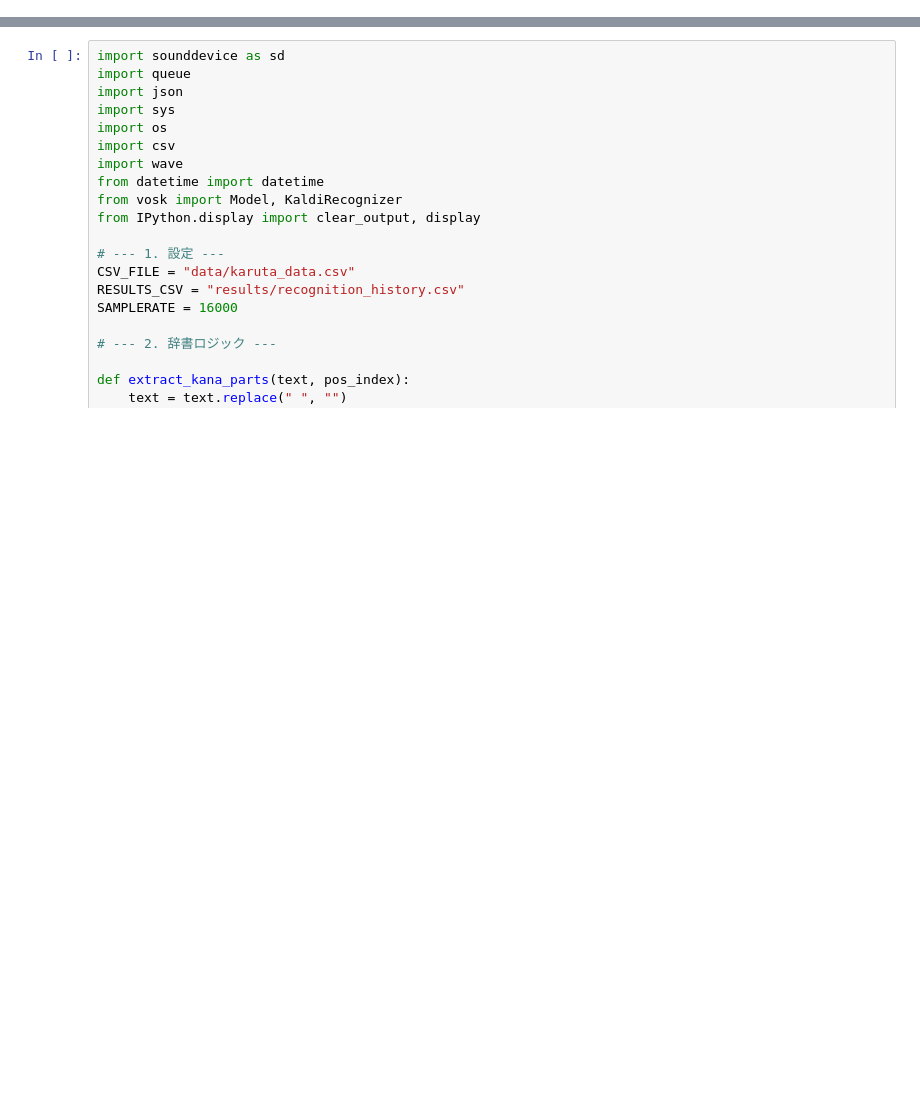
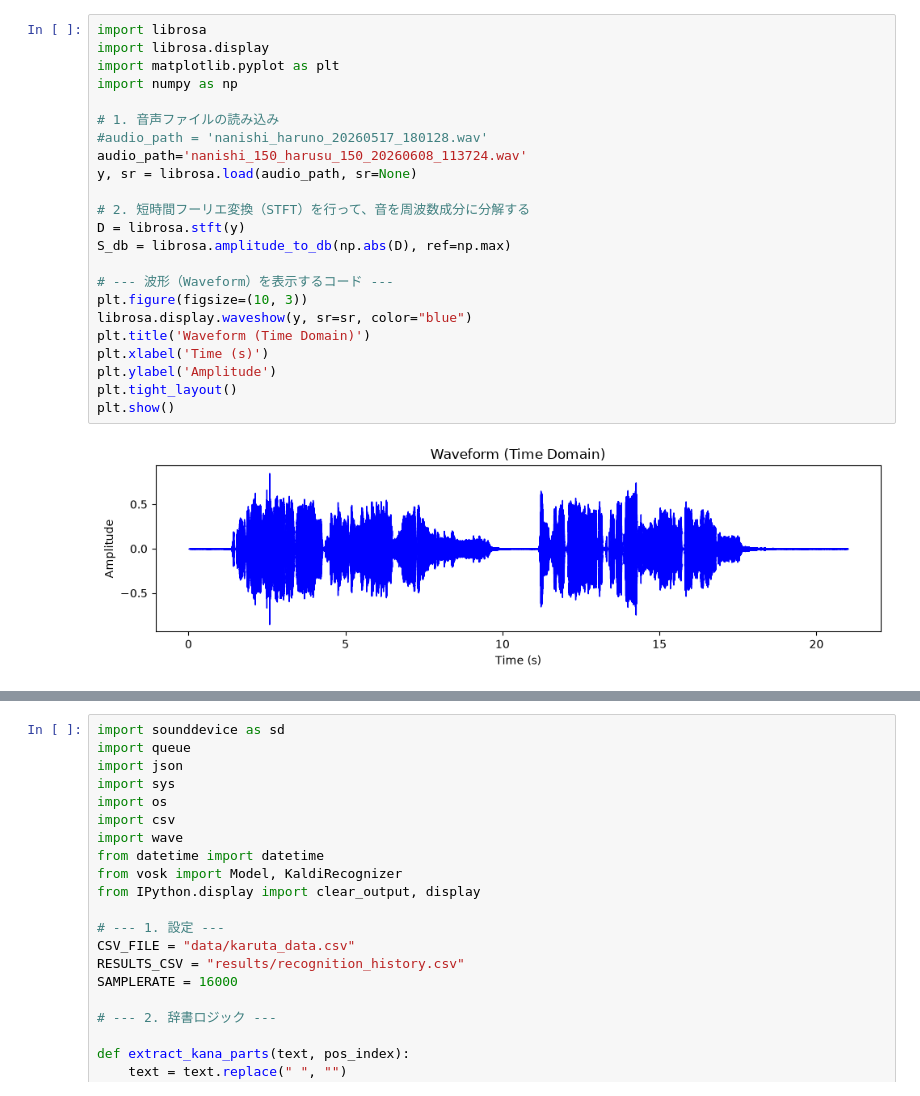
Before and after one commit to JM43-ym/karuta_vosk, a Jupyter notebook: karuta_sound.ipynb, the cells around one changed output, grey strips where cells are left out. Saved outputs shown, nothing was run; the diff lists cells and outputs as text; blank space fills up the shorter version.

```diff
--- a/karuta_sound.ipynb
+++ b/karuta_sound.ipynb
@@ -0,0 +1,25 @@
+# %%
+import librosa
+import librosa.display
+import matplotlib.pyplot as plt
+import numpy as np
+
+# 1. 音声ファイルの読み込み
+#audio_path = 'nanishi_haruno_20260517_180128.wav'
+audio_path='nanishi_150_harusu_150_20260608_113724.wav'
+y, sr = librosa.load(audio_path, sr=None)
+
+# 2. 短時間フーリエ変換（STFT）を行って、音を周波数成分に分解する
+D = librosa.stft(y)
+S_db = librosa.amplitude_to_db(np.abs(D), ref=np.max)
+
+# --- 波形（Waveform）を表示するコード ---
+plt.figure(figsize=(10, 3))
+librosa.display.waveshow(y, sr=sr, color="blue")
+plt.title('Waveform (Time Domain)')
+plt.xlabel('Time (s)')
+plt.ylabel('Amplitude')
+plt.tight_layout()
+plt.show()
+# %% [output]
+[figure, added]
```
Also changed, not shown: parts of 12 cells of this notebook, 23 other files.
